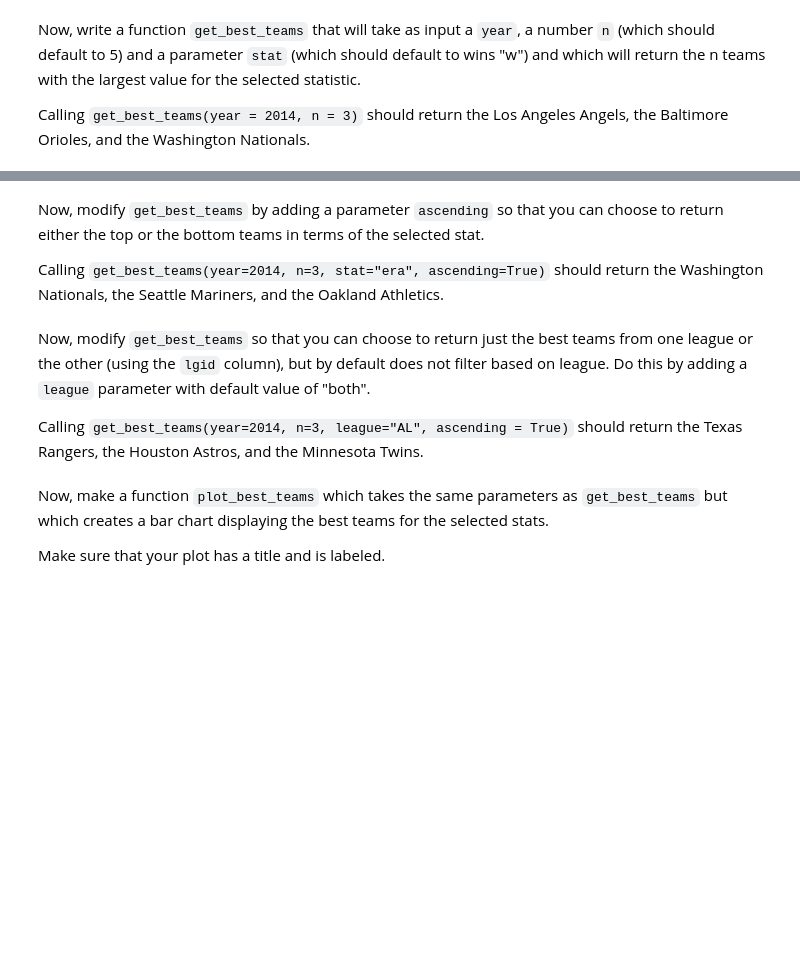
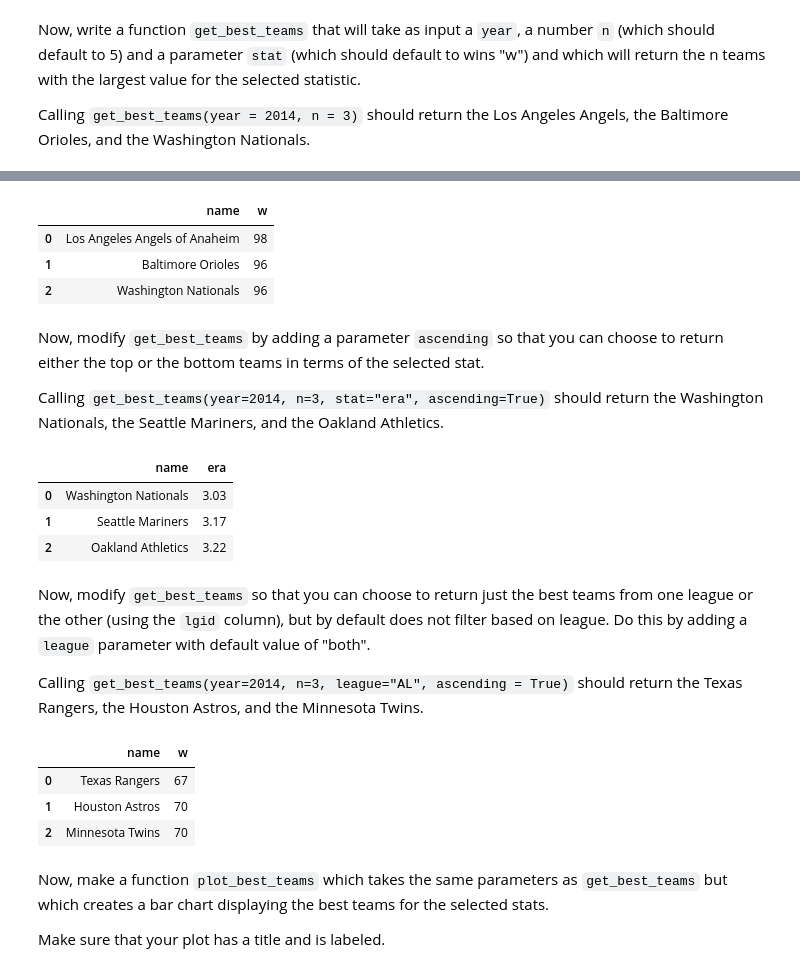
Before and after one commit to NSS-Data-Analytics-Cohort-11/loops-functions-practice-barbsjean, a Jupyter notebook: notebooks/Loops_and_Functions_Practice.ipynb, the cells around one changed output, grey strips where cells are left out. Saved outputs shown, nothing was run; the diff lists cells and outputs as text; code cells hidden in the pictures; blank space fills up the shorter version.

```diff
--- a/notebooks/Loops_and_Functions_Practice.ipynb
+++ b/notebooks/Loops_and_Functions_Practice.ipynb
@@ -433,3 +415,22 @@ get_best_teams(year = 2014, n = 3)
+# %%
+def get_best_teams(year, n=5, stat='w'):
+
+    query = """
+    SELECT name, """ + stat + """
+    FROM teams
+    WHERE yearid = """ + str(year) + """
+    ORDER BY """ + stat + """ DESC
+    LIMIT """ + str(n)
+
+    teams = pd.read_sql(text(query), con = engine)
+    return teams
+
+get_best_teams(year = 2014, n = 3)
+# %% [output]
+|  | name | w |
+| 0 | Los Angeles Angels of Anaheim | 98 |
+| 1 | Baltimore Orioles | 96 |
+| 2 | Washington Nationals | 96 |
 # %% [markdown]
 Now, modify `get_best_teams` by adding a parameter `ascending` so that you can choose to return either the top or the bottom teams in terms of the selected stat.
 
@@ -439,3 +457,10 @@ Calling `get_best_teams(year=2014, n=3, stat="era", ascending=True)` should retu
+# %%
+get_best_teams(year=2014, n=3, stat="era", ascending=True)
+# %% [output]
+|  | name | era |
+| 0 | Washington Nationals | 3.03 |
+| 1 | Seattle Mariners | 3.17 |
+| 2 | Oakland Athletics | 3.22 |
 # %% [markdown]
 Now, modify `get_best_teams` so that you can choose to return just the best teams from one league or the other (using the `lgid` column), but by default does not filter based on league. Do this by adding a `league` parameter with default value of "both".
 
@@ -445,3 +497,10 @@ Calling `get_best_teams(year=2014, n=3, league="AL", ascending = True)` should r
+# %%
+get_best_teams(year=2014, n=3, league="AL", ascending = True)
+# %% [output]
+|  | name | w |
+| 0 | Texas Rangers | 67 |
+| 1 | Houston Astros | 70 |
+| 2 | Minnesota Twins | 70 |
 # %% [markdown]
 Now, make a function `plot_best_teams` which takes the same parameters as `get_best_teams` but which creates a bar chart displaying the best teams for the selected stats.
 
```
Also changed, not shown: parts of 13 cells of this notebook.
